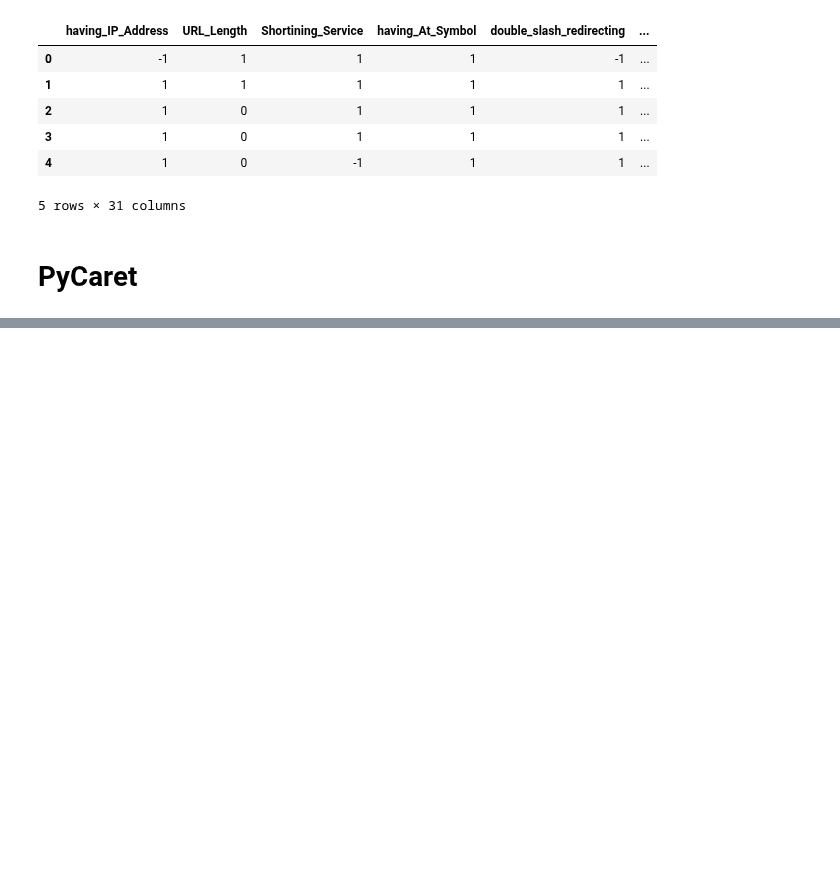
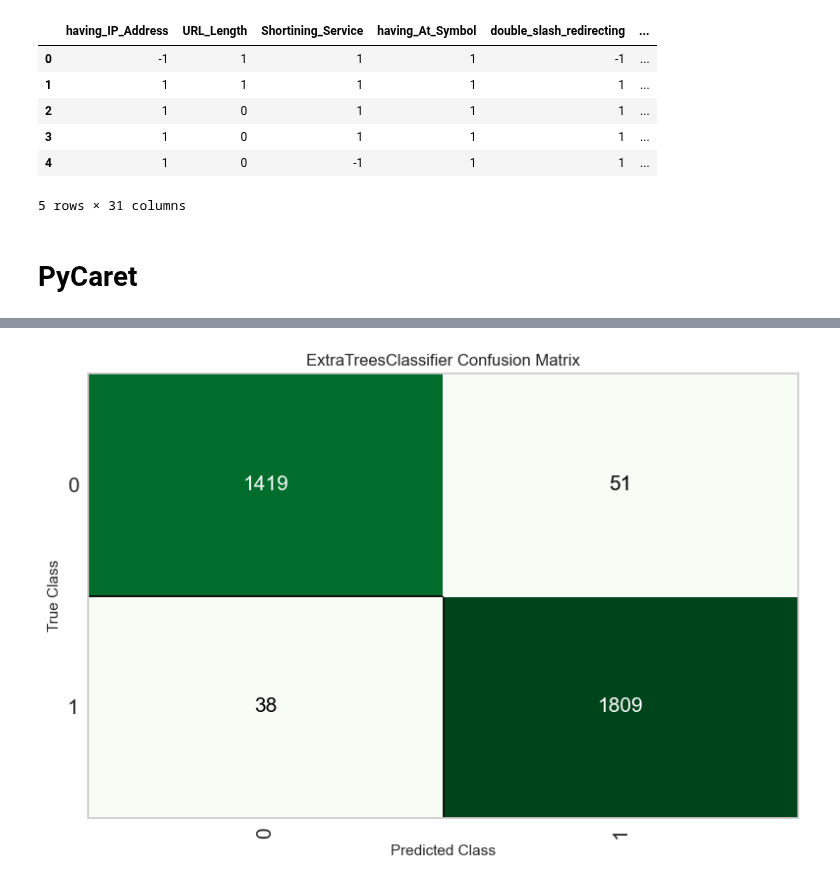
Before and after one commit to mungekarkiran/Basic_Python, a Jupyter notebook: PyCaret/03_NidhiHarsh/PyCaret test 1.ipynb, the cells around one changed output, grey strips where cells are left out. Cells and saved outputs as stored; diff of their text form; code cells hidden in the pictures; blank space fills up the shorter version.

```diff
--- a/PyCaret/03_NidhiHarsh/PyCaret test 1.ipynb
+++ b/PyCaret/03_NidhiHarsh/PyCaret test 1.ipynb
@@ -135,0 +155,4 @@ ExtraTreesClassifier(bootstrap=False, ccp_alpha=0.0, class_weight=None,
+# %%
+# Confusion Matrix
+plot_model(Gradient_Boost_Classifier, plot = 'confusion_matrix')
+# %% [output]
@@ -135,0 +160 @@ ExtraTreesClassifier(bootstrap=False, ccp_alpha=0.0, class_weight=None,
+[figure, added]
```
Also changed, not shown: parts of 14 cells of this notebook.
